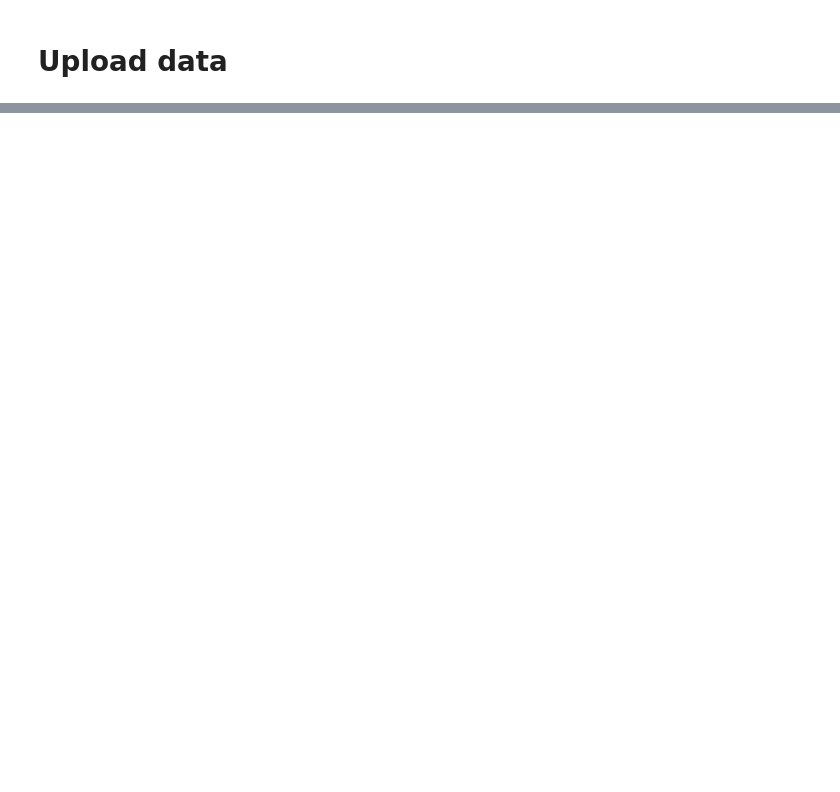
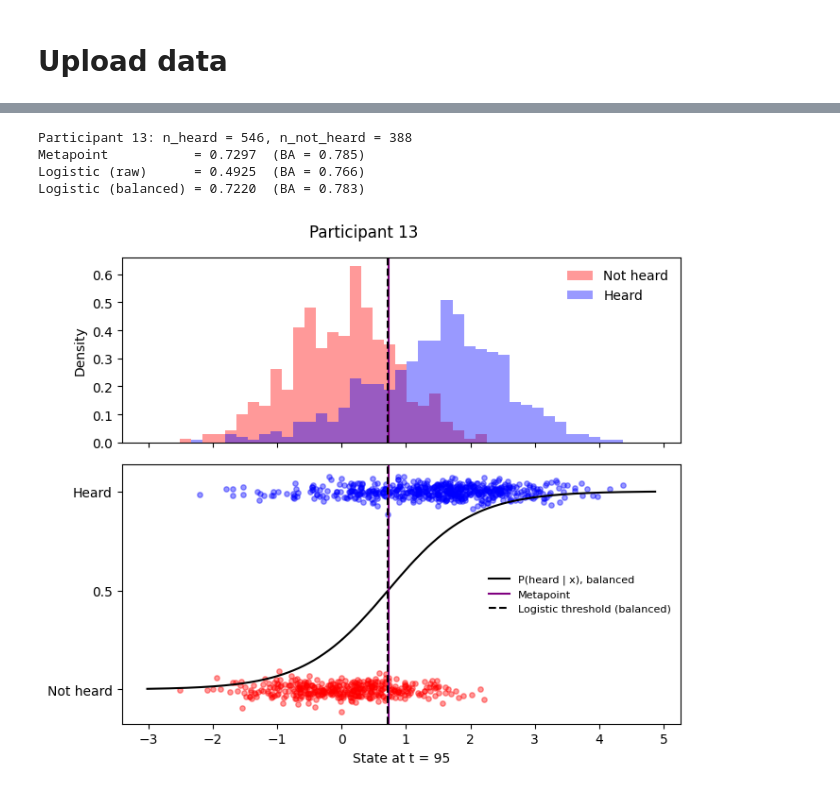
Before and after one commit to ThoHardy/SOUNDMODEL, a Jupyter notebook: Behavioral_Predictions 7.ipynb, the cells around one changed output, grey strips where cells are left out. Drawn from its saved outputs; the diff is of its cells as text; code cells hidden in the pictures; blank space fills up the shorter version.

```diff
--- a/Behavioral_Predictions 7.ipynb
+++ b/Behavioral_Predictions 7.ipynb
@@ -78,0 +181,70 @@ def metastability_score&point(f, df, x_grid, tau):
+# %%
+import numpy as np
+import matplotlib.pyplot as plt
+from sklearn.linear_model import LogisticRegression
+from sklearn.metrics import balanced_accuracy_score
+
+
+def get_trial_data_at_time(time_idx, state_train, binaud, half_win=2):
+    X, Y = [], []
+    for cat in state_train.keys():
+        for trial_idx, trial in enumerate(state_train[cat]):
+            X.append(np.mean(trial[time_idx - half_win:time_idx + half_win + 1]))
+            Y.append(binaud[cat][trial_idx])
+    return np.array(X), np.array(Y).astype(int)
+
+
+def logistic_threshold(X, Y, balanced=True):
+    lr = LogisticRegression(penalty=None, class_weight='balanced' if balanced else None)
+    lr.fit(X.reshape(-1, 1), Y)
+    return -lr.intercept_[0] / lr.coef_[0, 0], lr
+
+
+part = 13
+time_idx = 95
+
+metapoint, metascore = find_metapoint(models_dict[part], n_categories=len(trajectories_dict[part]))
+X, Y = get_trial_data_at_time(time_idx, trajectories_dict[part], binarized_audibilities_dict[part])
+
+thr_lr, lr = logistic_threshold(X, Y, balanced=False)
+thr_lr_bal, lr_bal = logistic_threshold(X, Y, balanced=True)
+
+print(f"Participant {part}: n_heard = {Y.sum()}, n_not_heard = {(1 - Y).sum()}")
+print(f"Metapoint           = {metapoint:.4f}  (BA = {balanced_accuracy_score(Y, X > metapoint):.3f})")
+print(f"Logistic (raw)      = {thr_lr:.4f}  (BA = {balanced_accuracy_score(Y, X > thr_lr):.3f})")
+print(f"Logistic (balanced) = {thr_lr_bal:.4f}  (BA = {balanced_accuracy_score(Y, X > thr_lr_bal):.3f})")
+
+rng = np.random.default_rng(0)
+xgrid = np.linspace(X.min() - 0.5, X.max() + 0.5, 400)
+bins = np.linspace(X.min(), X.max(), 40)
+
+fig, (ax_h, ax_s) = plt.subplots(2, 1, figsize=(7, 6), sharex=True, gridspec_kw={'height_ratios': [1, 1.4]})
+
+ax_h.hist(X[Y == 0], bins=bins, density=True, color='red', alpha=0.4, label='Not heard')
+ax_h.hist(X[Y == 1], bins=bins, density=True, color='blue', alpha=0.4, label='Heard')
+ax_h.set_ylabel('Density')
+ax_h.legend(frameon=False)
+
+ax_s.scatter(X[Y == 0], rng.normal(0, 0.03, (Y == 0).sum()), color='red', alpha=0.4, s=15)
+ax_s.scatter(X[Y == 1], rng.normal(1, 0.03, (Y == 1).sum()), color='blue', alpha=0.4, s=15)
+ax_s.plot(xgrid, lr_bal.predict_proba(xgrid.reshape(-1, 1))[:, 1], color='k', lw=1.5, label='P(heard | x), balanced')
+ax_s.set_yticks([0, 0.5, 1])
+ax_s.set_yticklabels(['Not heard', '0.5', 'Heard'])
+ax_s.set_xlabel(f'State at t = {time_idx}')
+
+lines = [(metapoint, 'purple', '-', 'Metapoint'),
+         (thr_lr_bal, 'k', '--', 'Logistic threshold (balanced)')]
+for ax in (ax_h, ax_s):
+    for val, col, ls, lab in lines:
+        ax.axvline(val, color=col, ls=ls, lw=1.5, label=lab if ax is ax_s else None)
+ax_s.legend(frameon=False, loc='center right', fontsize=8)
+
+fig.suptitle(f'Participant {part}')
+fig.tight_layout()
+plt.show()
+# %% [output]
+Participant 13: n_heard = 546, n_not_heard = 388
+Metapoint           = 0.7297  (BA = 0.785)
+Logistic (raw)      = 0.4925  (BA = 0.766)
+Logistic (balanced) = 0.7220  (BA = 0.783)
+[figure, added]
```
Also changed, not shown: parts of 16 cells of this notebook, 10 other files.
